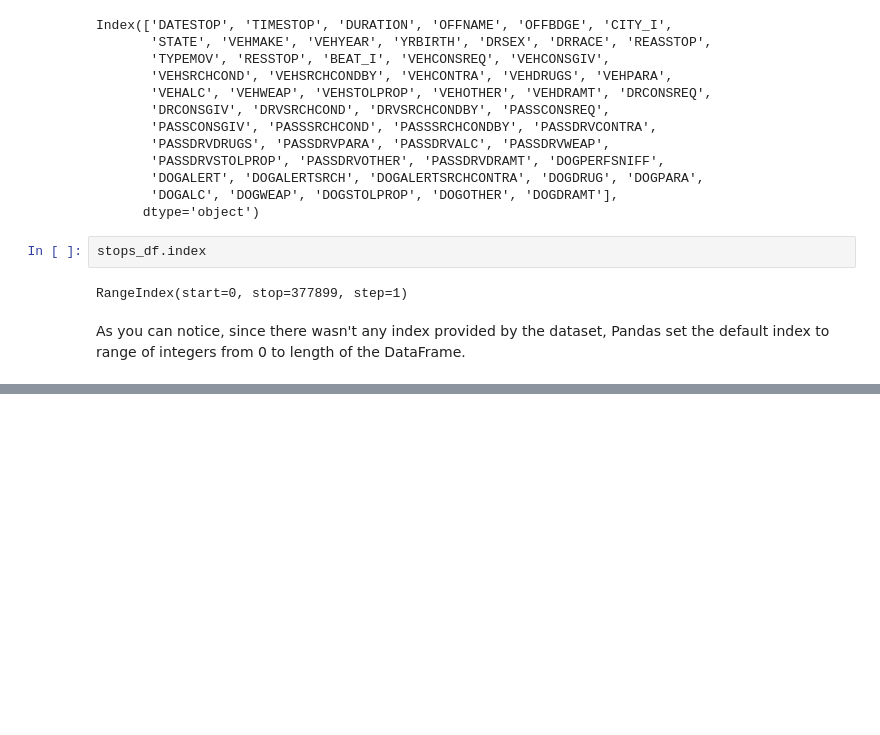
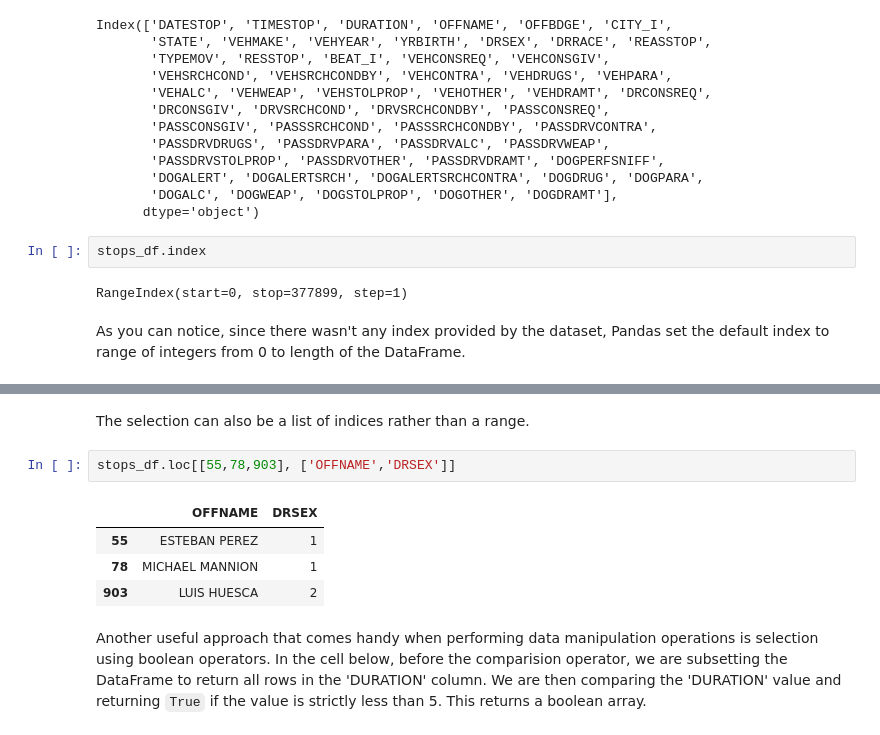
Before and after one commit to rahimrasool/CAN_textbook, a Jupyter notebook: _sources/content/revamped/IntroPandas.ipynb, the cells around one changed output, grey strips where cells are left out. Cells and saved outputs as stored; diff of their text form; blank space fills up the shorter version.

```diff
--- a/_sources/content/revamped/IntroPandas.ipynb
+++ b/_sources/content/revamped/IntroPandas.ipynb
@@ -256,0 +320,11 @@ As you can notice, since there wasn't any index provided by the dataset, Pandas
+# %% [markdown]
+The selection can also be a list of indices rather than a range.
+# %%
+stops_df.loc[[55,78,903], ['OFFNAME','DRSEX']]
+# %% [output]
+|  | OFFNAME | DRSEX |
+| 55 | ESTEBAN PEREZ | 1 |
+| 78 | MICHAEL MANNION | 1 |
+| 903 | LUIS HUESCA | 2 |
+# %% [markdown]
+Another useful approach that comes handy when performing data manipulation operations is selection using boolean operators. In the cell below, before the comparision operator, we are subsetting the DataFrame to return all rows in the 'DURATION' column. We are then comparing the 'DURATION' value and returning `True` if the value is strictly less than 5. This returns a boolean array.
```
Also changed, not shown: parts of 60 cells of this notebook, 2 other files.
